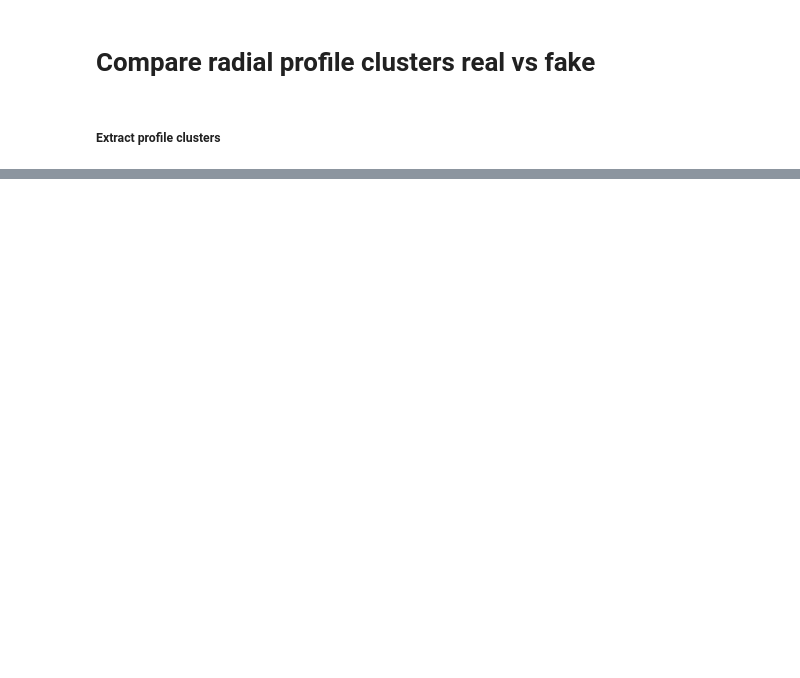
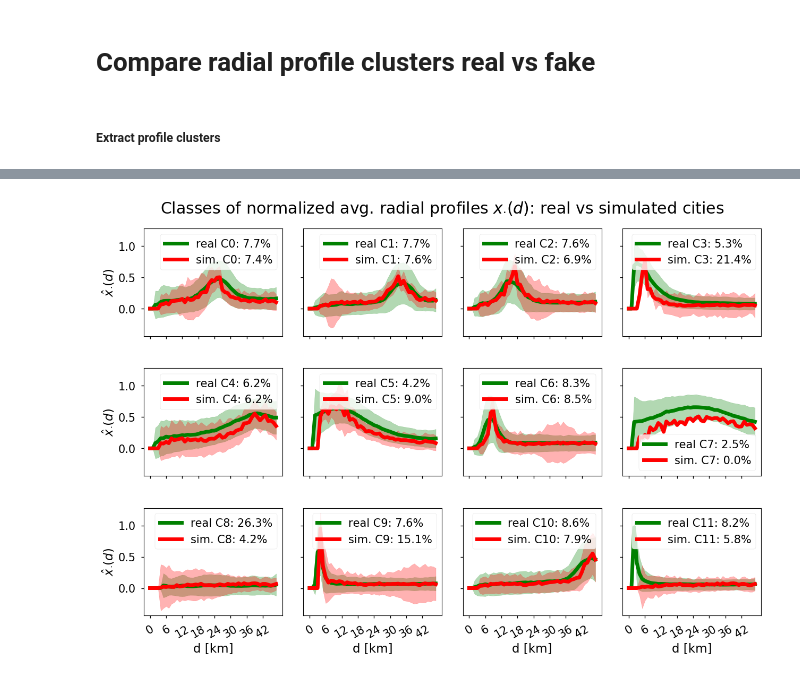
Before and after one commit to adrianalbert/citygan, a Jupyter notebook: experiments/DCGAN generator validation - built areas.ipynb, the cells around one changed output, grey strips where cells are left out. Saved outputs shown, nothing was run; the diff lists cells and outputs as text; code cells hidden in the pictures; blank space fills up the shorter version.

```diff
--- a/experiments/DCGAN generator validation - built areas.ipynb
+++ b/experiments/DCGAN generator validation - built areas.ipynb
@@ -497,12 +584,12 @@ plt.savefig('../figures/nr_clusters_real_fake.pdf',
 # %%
 K_star = 12
-mod_real = KMeans(n_clusters=K_star, n_init=10)
+mod_real = KMeans(n_clusters=K_star, n_init=20, n_jobs=-1, max_iter=500)
 mod_real.fit(X_real)
 centroids_real = mod_real.cluster_centers_
 C_real = mod_real.predict(X_real)
 # %%
 K_star = 12
-mod_fake = KMeans(n_clusters=K_star, n_init=10)
+mod_fake = KMeans(n_clusters=K_star, n_init=20, n_jobs=-1, max_iter=500)
 mod_fake.fit(X_fake)
 centroids_fake = mod_fake.cluster_centers_
 C_fake = mod_fake.predict(X_fake)
@@ -513,6 +600,8 @@ from scipy.spatial.distance import cdist
 
 D_fake_real = cdist(centroids_fake, centroids_real)
 
-idx_fake2real = D_fake_real.argmin(0)
+idx_real2fake = D_fake_real.argmin(0)
+idx_fake2real = D_fake_real.argmin(1)
 
-centroids_fake = centroids_fake[idx_fake2real]
+centroids_fake_adj = centroids_fake[idx_real2fake]
+C_fake_adj = np.array([idx_real2fake[x] for x in C_fake])
@@ -519,32 +612,44 @@ centroids_fake = centroids_fake[idx_fake2real]
 # %%
-def plot_clusters(X, C, centroids,
-                  nrow=1, text="", figsize=(6,4), top=0.75,
-                  xlabels=True):
-    K = len(np.unique(C))
-    clust_sizes = pd.Series(C).value_counts().values
-    nx = nrow
-    ny = K / nx
-    fig, ax = plt.subplots(nx,ny,
-                           gridspec_kw={"wspace":0.15, "hspace":0.3},
-                           figsize=figsize, sharex=True, sharey=True)
-    if len(ax.shape)==1:
-        ax = np.expand_dims(ax, axis=0)
-    for k,a in zip(range(K), ax.flatten()):
-        idx = np.where(C == k)[0]
-        std = X[idx,:].std(0)
-        a.fill_between(distance_km,
-           centroids[k,:]-std,
-           centroids[k,:]+std,
-           color=colormap[text], alpha=0.3)
-        a.plot(distance_km, centroids[k,:], lw=5, color=colormap[text])
-        # a.axis("off")
-        a.set_title("C%d: %2.1f%%"%(k,100*float(clust_sizes[k])/clust_sizes.sum()))
-        if k / ny == nx-1:
-            if xlabels: a.set_xlabel("d [km]")
-            a.set_xticks(distance_km[::6])
-            a.set_xticklabels(distance_km[::6], rotation=30)
-        if k % ny == 0:
-            a.set_ylabel("$x_{\cdot}(d)$")
-
-    plt.suptitle("Classes of normalized profiles $x_{\cdot}(d)$: centroids")
-    fig.subplots_adjust(top=top)
+K = K_star
+nx = 3
+ny = K / nx
+fig, ax = plt.subplots(nx,ny,
+                       gridspec_kw={"wspace":0.15, "hspace":0.3},
+                       figsize=(15,9), sharex=True, sharey=True)
+if len(ax.shape)==1:
+    ax = np.expand_dims(ax, axis=0)
+for k,a in zip(range(K), ax.flatten()):
+    # plot real centroids
+    idx = np.where(C_real == k)[0]
+    std = X_real[idx,:].std(0)
+    q_real = len(idx) / float(len(C_real))
+    a.fill_between(distance_km,
+       centroids_real[k,:]-std,
+       centroids_real[k,:]+std,
+       color="green", alpha=0.3)
+    a.plot(distance_km, centroids_real[k,:], lw=5, color="green",
+          label="real C%d: %2.1f%%"%(k,100*q_real))
+    # plot fake centroids
+    idx = np.where(C_fake_adj == k)[0]
+    std = X_fake[idx,:].std(0)
+    q_fake = len(idx) / float(len(C_fake))
+    a.fill_between(distance_km,
+       centroids_fake_adj[k,:]-std,
+       centroids_fake_adj[k,:]+std,
+       color="red", alpha=0.3)
+    a.plot(distance_km, centroids_fake_adj[k,:], lw=5, color="red",
+          label="sim. C%d: %2.1f%%"%(k,100*q_fake))
+    a.legend(loc="best")
+    # a.axis("off")
+    if k / ny == nx-1:
+        a.set_xlabel("d [km]")
+        a.set_xticks(distance_km[::6])
+        a.set_xticklabels(distance_km[::6], rotation=30)
+    if k % ny == 0:
+        a.set_ylabel("$\hat x_{\cdot}(d)$")
+fig.suptitle("Classes of normalized avg. radial profiles $x_{\cdot}(d)$: real vs simulated cities")
+fig.subplots_adjust(top=0.92)
+fig.savefig('../figures/profile_classes_centroids_real_fake.pdf',
+            format='pdf', dpi=1200, bbox_inches='tight')
+# %% [output]
+[figure, added]
```
Also changed, not shown: parts of 20 cells of this notebook, 8 other files.
